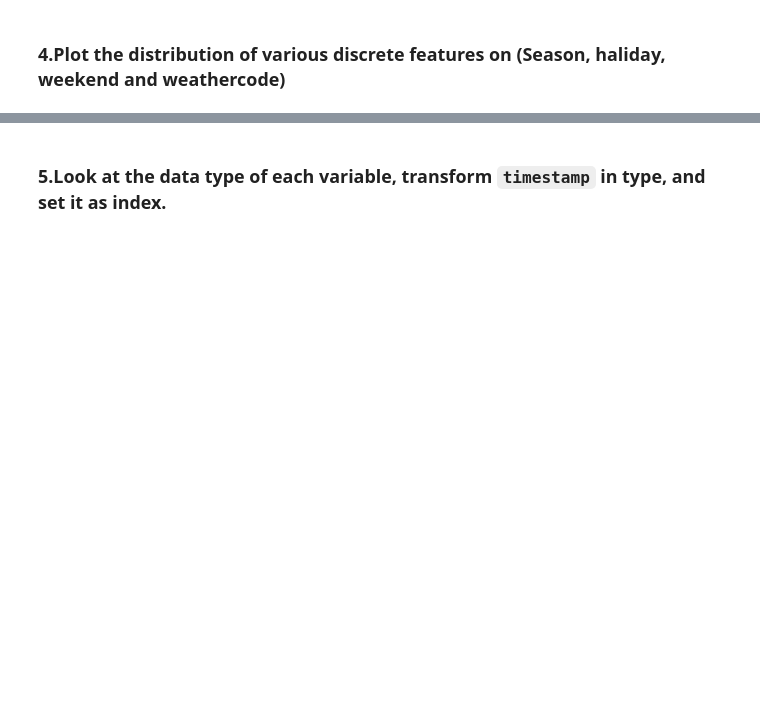
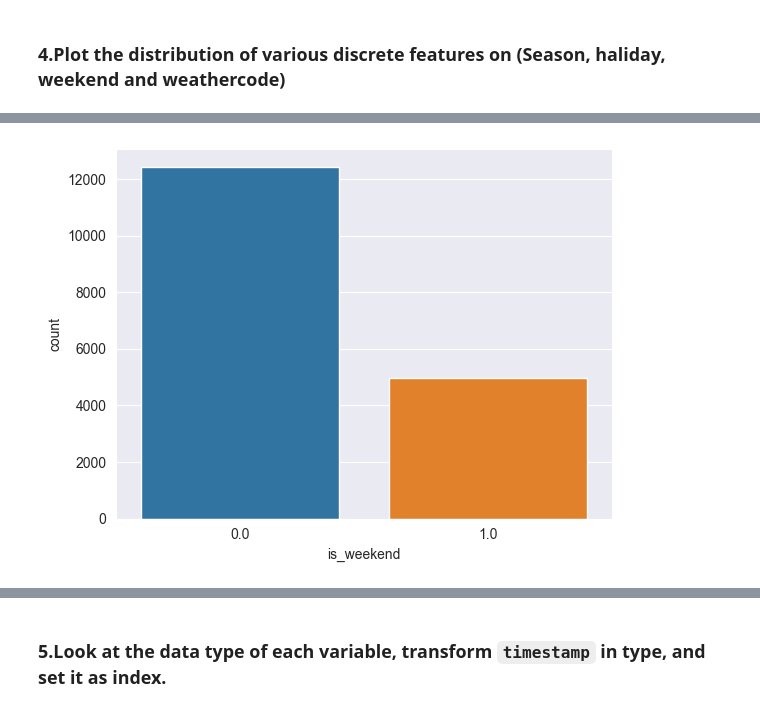
Before and after one commit to fenyx-it-academy/Class7-Week20-Data-Visualization-Seaborn-Matplotlib, a Jupyter notebook: Data_Visualisation_(Seaborn_Matplotlib).ipynb, the cells around one changed output, grey strips where cells are left out. Drawn from its saved outputs; the diff is of its cells as text; code cells hidden in the pictures; blank space fills up the shorter version.

```diff
--- a/Data_Visualisation_(Seaborn_Matplotlib).ipynb
+++ b/Data_Visualisation_(Seaborn_Matplotlib).ipynb
@@ -70,0 +110,7 @@ warnings.filterwarnings("ignore")
+# %%
+# is_weekend
+
+sns.countplot(x='is_weekend', data=df)
+plt.show()
+# %% [output]
+[figure, added]
```
Also changed, not shown: parts of 57 cells of this notebook.
